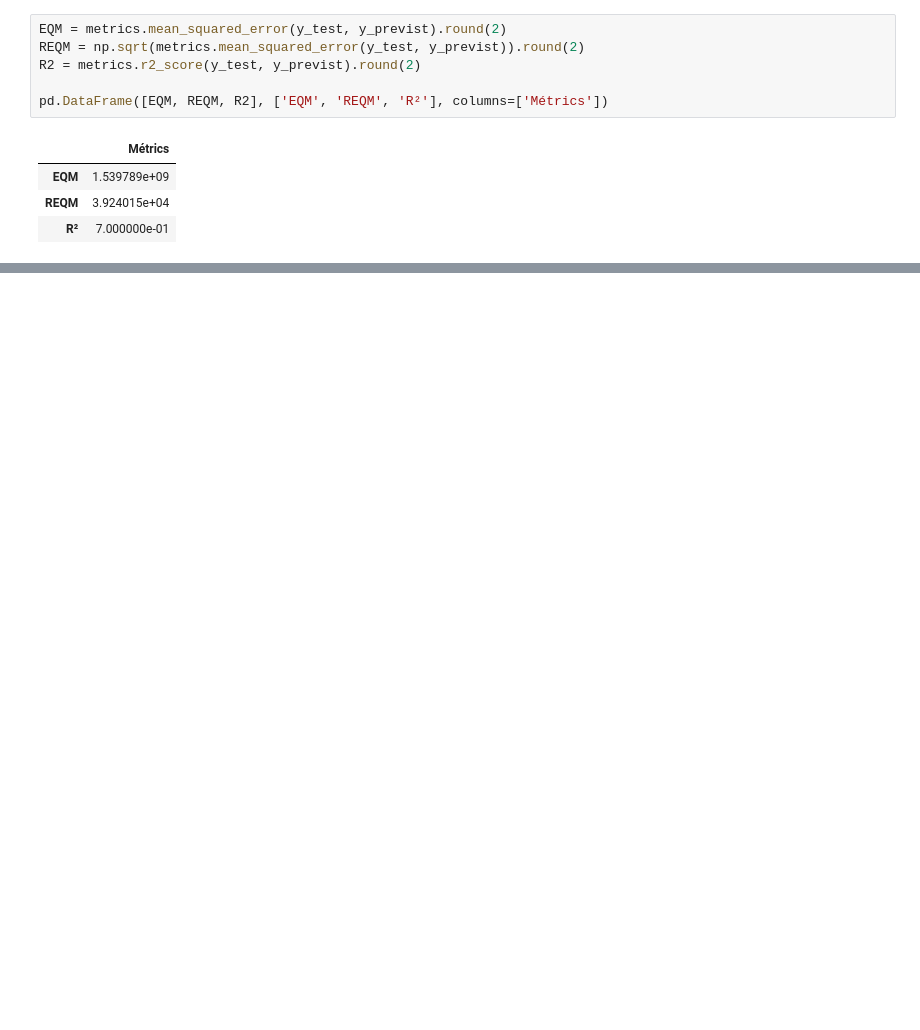
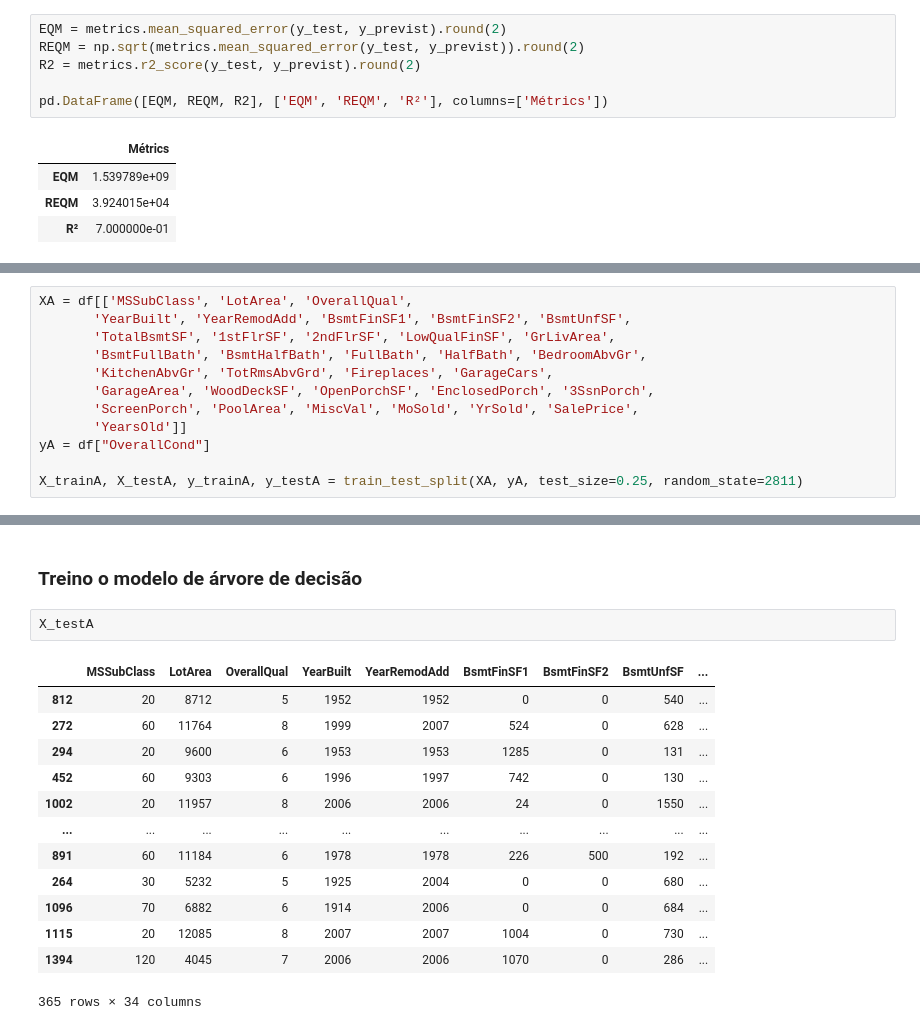
Before and after one commit to esterfania/machine_learning, a Jupyter notebook: Trabalho.ipynb, the cells around one changed output, grey strips where cells are left out. Drawn from its saved outputs; the diff is of its cells as text; blank space fills up the shorter version.

```diff
--- a/Trabalho.ipynb
+++ b/Trabalho.ipynb
@@ -513,0 +531,12 @@ pd.DataFrame([EQM, REQM, R2], ['EQM', 'REQM', 'R²'], columns=['Métrics'])
+# %%
+XA = df[['MSSubClass', 'LotArea', 'OverallQual',
+       'YearBuilt', 'YearRemodAdd', 'BsmtFinSF1', 'BsmtFinSF2', 'BsmtUnfSF',
+       'TotalBsmtSF', '1stFlrSF', '2ndFlrSF', 'LowQualFinSF', 'GrLivArea',
+       'BsmtFullBath', 'BsmtHalfBath', 'FullBath', 'HalfBath', 'BedroomAbvGr',
+       'KitchenAbvGr', 'TotRmsAbvGrd', 'Fireplaces', 'GarageCars',
+       'GarageArea', 'WoodDeckSF', 'OpenPorchSF', 'EnclosedPorch', '3SsnPorch',
+       'ScreenPorch', 'PoolArea', 'MiscVal', 'MoSold', 'YrSold', 'SalePrice',
+       'YearsOld']]
+yA = df["OverallCond"]
+
+X_trainA, X_testA, y_trainA, y_testA = train_test_split(XA, yA, test_size=0.25, random_state=2811)
@@ -513,0 +554,18 @@ pd.DataFrame([EQM, REQM, R2], ['EQM', 'REQM', 'R²'], columns=['Métrics'])
+# %% [markdown]
+### Treino o modelo de árvore de decisão
+# %%
+X_testA
+# %% [output]
+|  | MSSubClass | LotArea | OverallQual | YearBuilt | YearRemodAdd | BsmtFinSF1 | BsmtFinSF2 | BsmtUnfSF | ... |
+| 812 | 20 | 8712 | 5 | 1952 | 1952 | 0 | 0 | 540 | ... |
+| 272 | 60 | 11764 | 8 | 1999 | 2007 | 524 | 0 | 628 | ... |
+| 294 | 20 | 9600 | 6 | 1953 | 1953 | 1285 | 0 | 131 | ... |
+| 452 | 60 | 9303 | 6 | 1996 | 1997 | 742 | 0 | 130 | ... |
+| 1002 | 20 | 11957 | 8 | 2006 | 2006 | 24 | 0 | 1550 | ... |
+| ... | ... | ... | ... | ... | ... | ... | ... | ... | ... |
+| 891 | 60 | 11184 | 6 | 1978 | 1978 | 226 | 500 | 192 | ... |
+| 264 | 30 | 5232 | 5 | 1925 | 2004 | 0 | 0 | 680 | ... |
+| 1096 | 70 | 6882 | 6 | 1914 | 2006 | 0 | 0 | 684 | ... |
+| 1115 | 20 | 12085 | 8 | 2007 | 2007 | 1004 | 0 | 730 | ... |
+| 1394 | 120 | 4045 | 7 | 2006 | 2006 | 1070 | 0 | 286 | ... |
+365 rows × 34 columns
```
Also changed, not shown: parts of 29 cells of this notebook.
